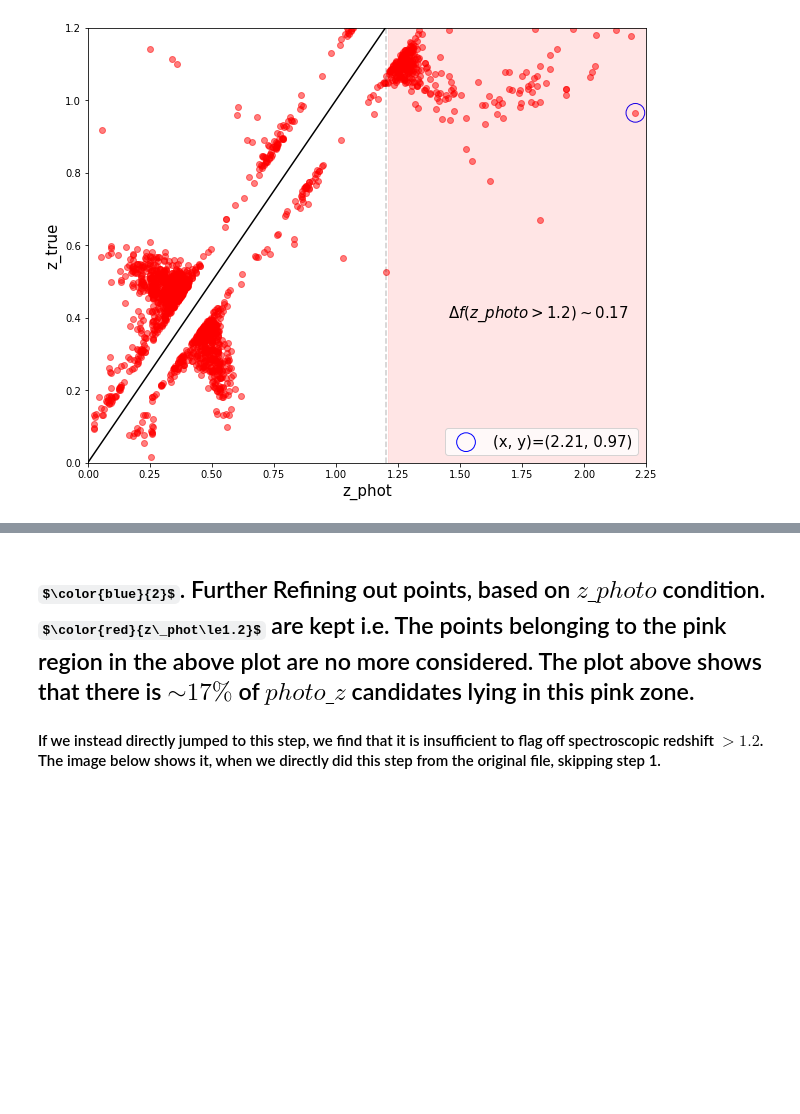
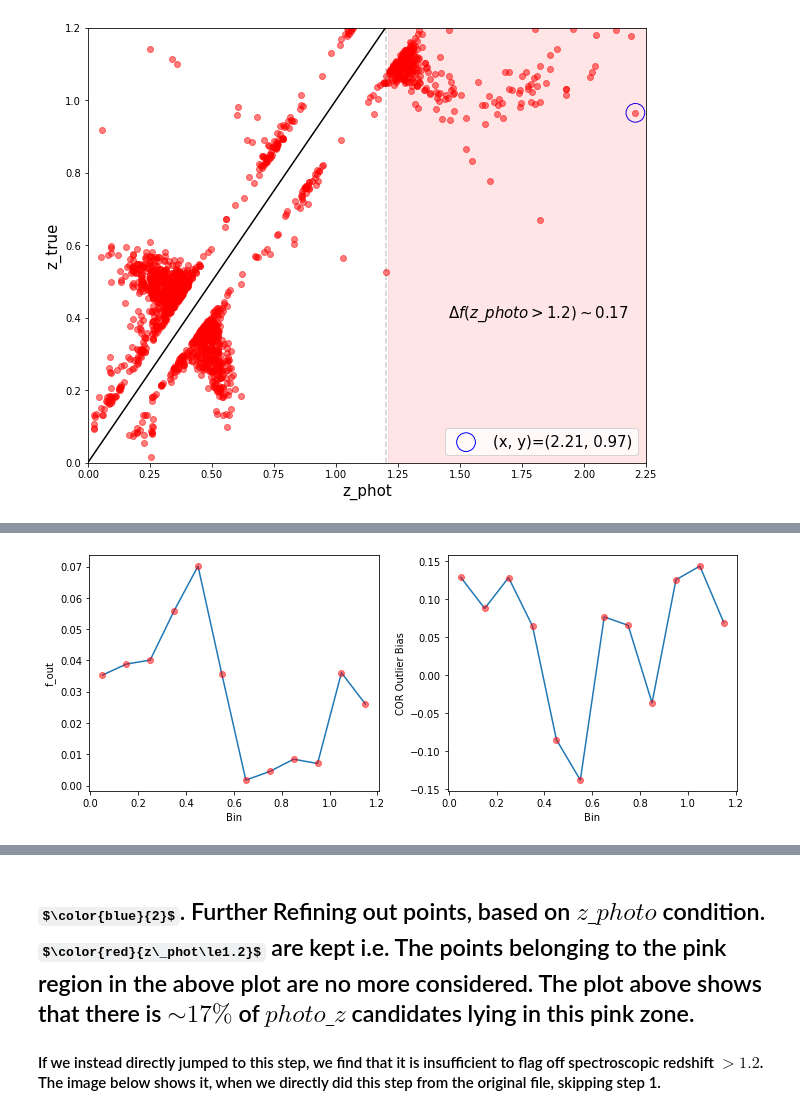
Before and after one commit to am610/Fisher-Matrix, a Jupyter notebook: github/tzpz_plotting/tzpz_QUALITY_CUT.ipynb, the cells around one changed output, grey strips where cells are left out. Saved outputs shown, nothing was run; the diff lists cells and outputs as text; code cells hidden in the pictures; some formulas as TeX source; blank space fills up the shorter version.

```diff
--- a/github/tzpz_plotting/tzpz_QUALITY_CUT.ipynb
+++ b/github/tzpz_plotting/tzpz_QUALITY_CUT.ipynb
@@ -222,0 +298,20 @@ Text(1.45, 0.4, '$\\Delta f(z\\_photo>1.2)\\sim0.17$')
+# %%
+test = pd.concat([tzpz_main,tzpz_outt.iloc[: , 1:]],axis=1)
+test.columns = ['Bin','N_G','z_true_mean_G','z_phot_mean_G','N_R','z_true_mean_R','z_phot_mean_R','fout']
+test['COR_Outlier_Bias'] = (test.z_true_mean_R - test.z_phot_mean_R)/(1+test.z_phot_mean_R)
+# %%
+plt.rcParams['figure.figsize'] = [10,4]
+plt.subplot(1,2,1)
+plt.plot(test.Bin,test.fout)
+plt.plot(test.Bin,test.fout,'o',c='r',alpha=0.5)
+plt.xlabel('Bin')
+plt.ylabel('f_out')
+plt.tight_layout()
+plt.subplot(1,2,2)
+plt.plot(test.Bin,test.COR_Outlier_Bias)
+plt.plot(test.Bin,test.COR_Outlier_Bias,'o',c='r',alpha=0.5)
+plt.xlabel('Bin')
+plt.ylabel('COR Outlier Bias')
+plt.tight_layout()
+# %% [output]
+[figure, added]
```
Also changed, not shown: parts of 4 cells of this notebook.
